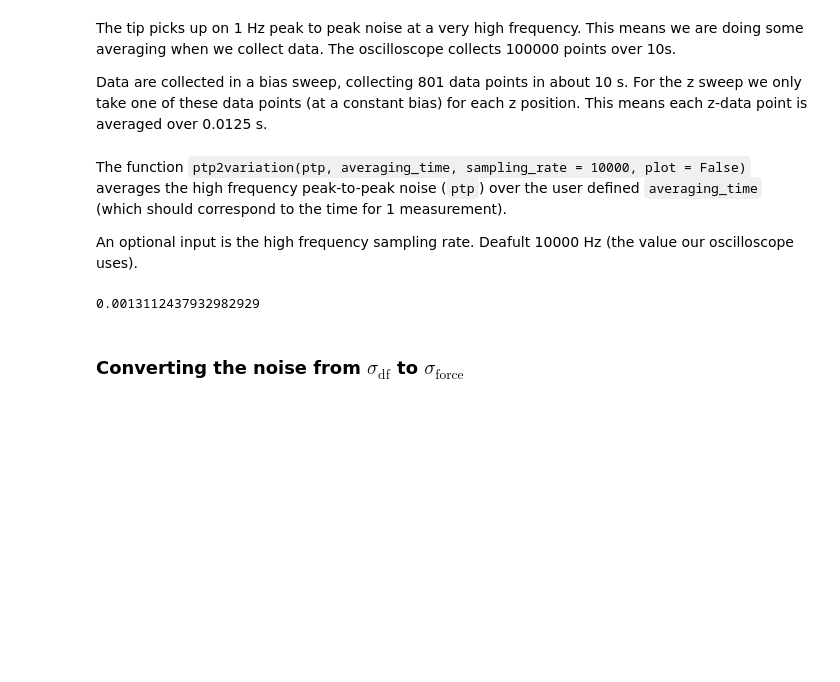
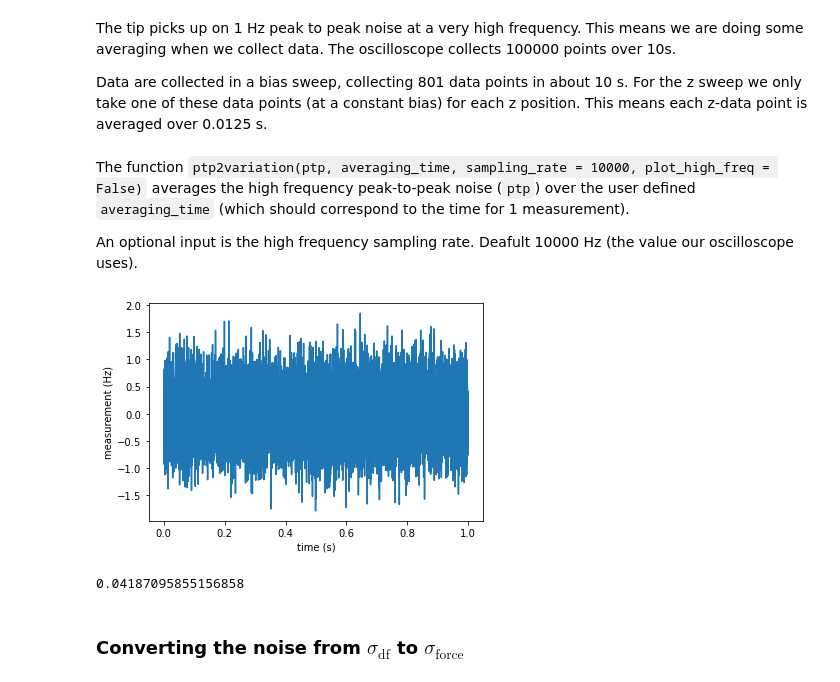
Before and after one commit to phys201/nc_AFM, a Jupyter notebook: documentation.ipynb, the cells around one changed output. Cells and saved outputs as stored; diff of their text form; code cells hidden in the pictures; blank space fills up the shorter version.

```diff
--- a/documentation.ipynb
+++ b/documentation.ipynb
@@ -135,14 +135,15 @@ The tip picks up on 1 Hz peak to peak noise at a very high frequency. This means
 
 Data are collected in a bias sweep, collecting 801 data points in about 10 s. For the z sweep we only take one of these data points (at a constant bias) for each z position. This means each z-data point is averaged over 0.0125 s.
 # %% [markdown]
-The function `ptp2variation(ptp, averaging_time, sampling_rate = 10000, plot = False)` averages the high frequency peak-to-peak noise (`ptp`) over the user defined `averaging_time` (which should correspond to the time for 1 measurement).
+The function `ptp2variation(ptp, averaging_time, sampling_rate = 10000, plot_high_freq = False)` averages the high frequency peak-to-peak noise (`ptp`) over the user defined `averaging_time` (which should correspond to the time for 1 measurement).
 
 An optional input is the high frequency sampling rate. Deafult 10000 Hz (the value our oscilloscope uses).
 # %%
-noise_df = fcn.ptp2variation(1, 0.0125, plot = True)
+noise_df = fn.ptp2variation(1, 0.0125, plot_high_freq = True)
 print(noise_df)
 # %% [output]
+[figure, added]
-0.0013112437932982929
+0.04187095855156858
 # %% [markdown]
 ### Converting the noise from $\sigma_\text{df}$ to $\sigma_\text{force}$
 # %% [markdown]
```
Also changed, not shown: parts of 14 cells of this notebook, 2 other files.
